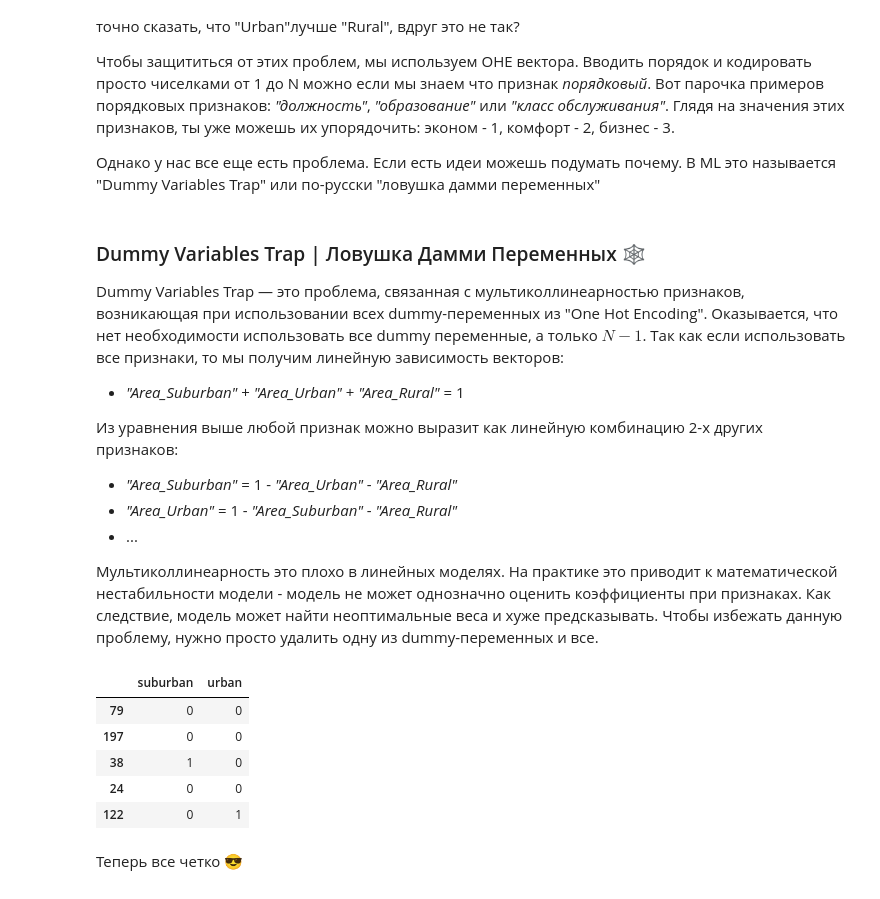
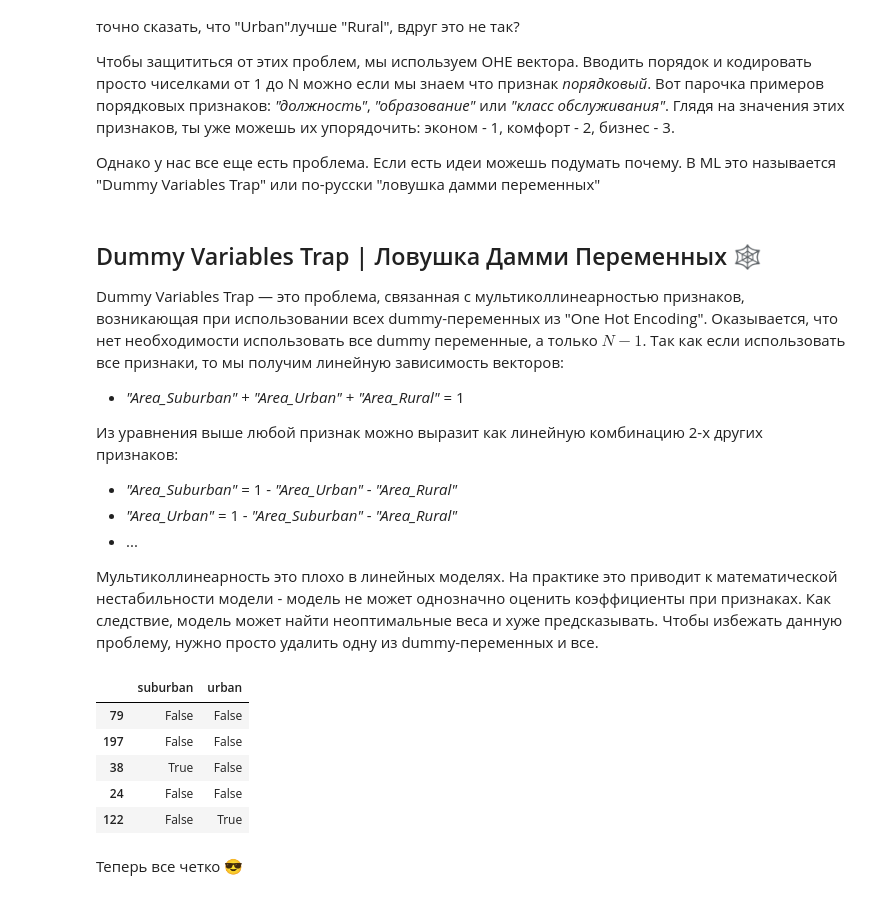
Before and after one commit to Raskoshinskii/ML-Course, a Jupyter notebook: regression/multivariate_linear_regression.ipynb, the cells around one changed output. Saved outputs shown, nothing was run; the diff lists cells and outputs as text; code cells hidden in the pictures.

```diff
--- a/regression/multivariate_linear_regression.ipynb
+++ b/regression/multivariate_linear_regression.ipynb
@@ -31,7 +31,7 @@ warnings.filterwarnings('ignore')
 Предсказывать мы будем продажи - это будет наша целевая переменная, остальные - объясняющие.
 # %%
 # загрузим данные
-data = pd.read_csv('ads_data.csv')
+data = pd.read_csv('../data/regression/ads_data.csv')
 data.head()
 # %% [output]
 |  | TV | Radio | Newspaper | Sales | Area |
@@ -1477,7 +1479,7 @@ array([[1., 0., 0.],
 
 Однако у нас все еще есть проблема. Если есть идеи можешь подумать почему. В ML это называется "Dummy Variables Trap" или по-русски "ловушка дамми переменных"
 # %% [markdown]
-### Dummy Variables Trap | Ловушка Дамми Переменных 🕸️
+## Dummy Variables Trap | Ловушка Дамми Переменных 🕸️
 Dummy Variables Trap — это проблема, связанная с мультиколлинеарностью признаков, возникающая при использовании всех dummy-переменных из "One Hot Encoding". Оказывается, что нет необходимости использовать все dummy переменные, а только $N-1$. Так как если использовать все признаки, то мы получим линейную зависимость векторов:
 - _"Area_Suburban"_ + _"Area_Urban"_ + _"Area_Rural"_ = 1
 
@@ -1489,18 +1491,18 @@ Dummy Variables Trap — это проблема, связанная с муль
 Мультиколлинеарность это плохо в линейных моделях. На практике это приводит к математической нестабильности модели - модель не может однозначно оценить коэффициенты при признаках. Как следствие, модель может найти неоптимальные веса и хуже предсказывать. Чтобы избежать данную проблему, нужно просто удалить одну из dummy-переменных и все.
 # %%
 # делаем верное кодирование, избегая "Dummy Variable Trap"
-ohe_encoder = OneHotEncoder(sparse=False, drop='first')
+ohe_encoder = OneHotEncoder(sparse_output=False, drop='first')
 
 sales_ohe = ohe_encoder.fit_transform(X_train[['Area']])
 sales_dummies = pd.get_dummies(X_train['Area'], drop_first=True)
 sales_dummies.head(rows_count)
 # %% [output]
 |  | suburban | urban |
-| 79 | 0 | 0 |
-| 197 | 0 | 0 |
-| 38 | 1 | 0 |
-| 24 | 0 | 0 |
-| 122 | 0 | 1 |
+| 79 | False | False |
+| 197 | False | False |
+| 38 | True | False |
+| 24 | False | False |
+| 122 | False | True |
 # %% [markdown]
 Теперь все четко 😎
 # %%
```
Also changed, not shown: parts of 34 cells of this notebook, 2 other files.
